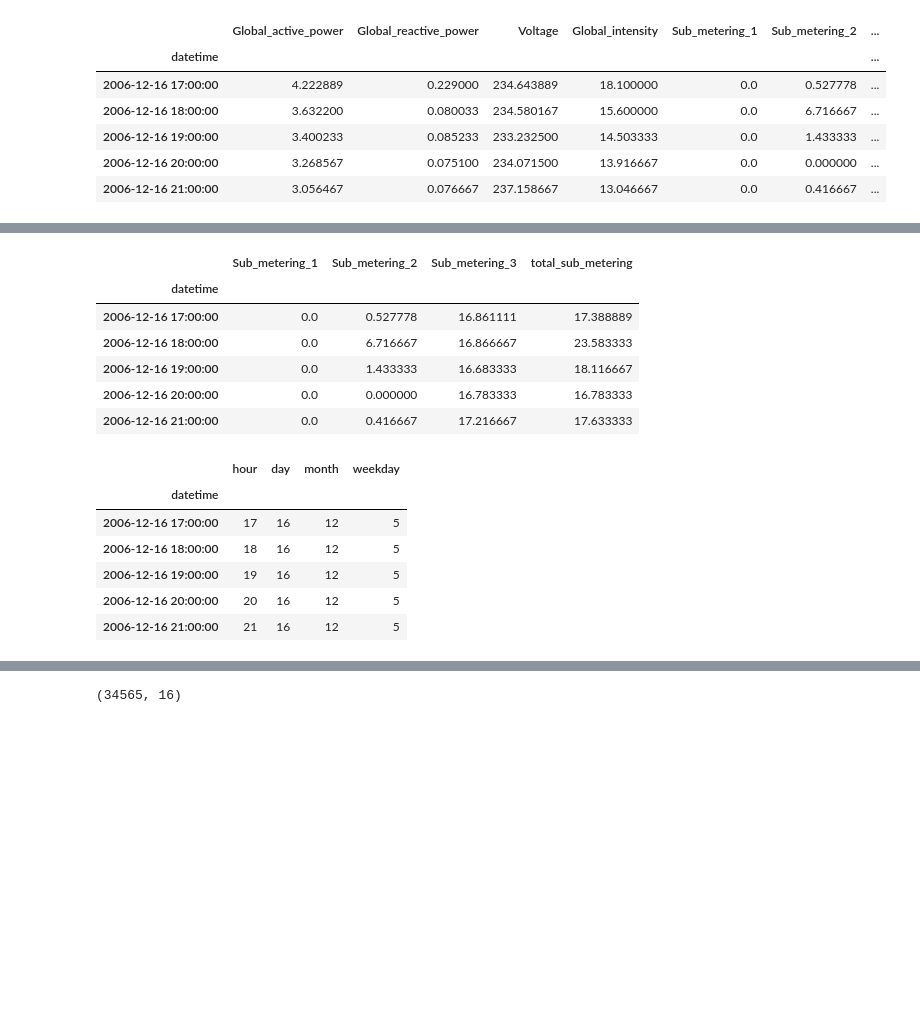
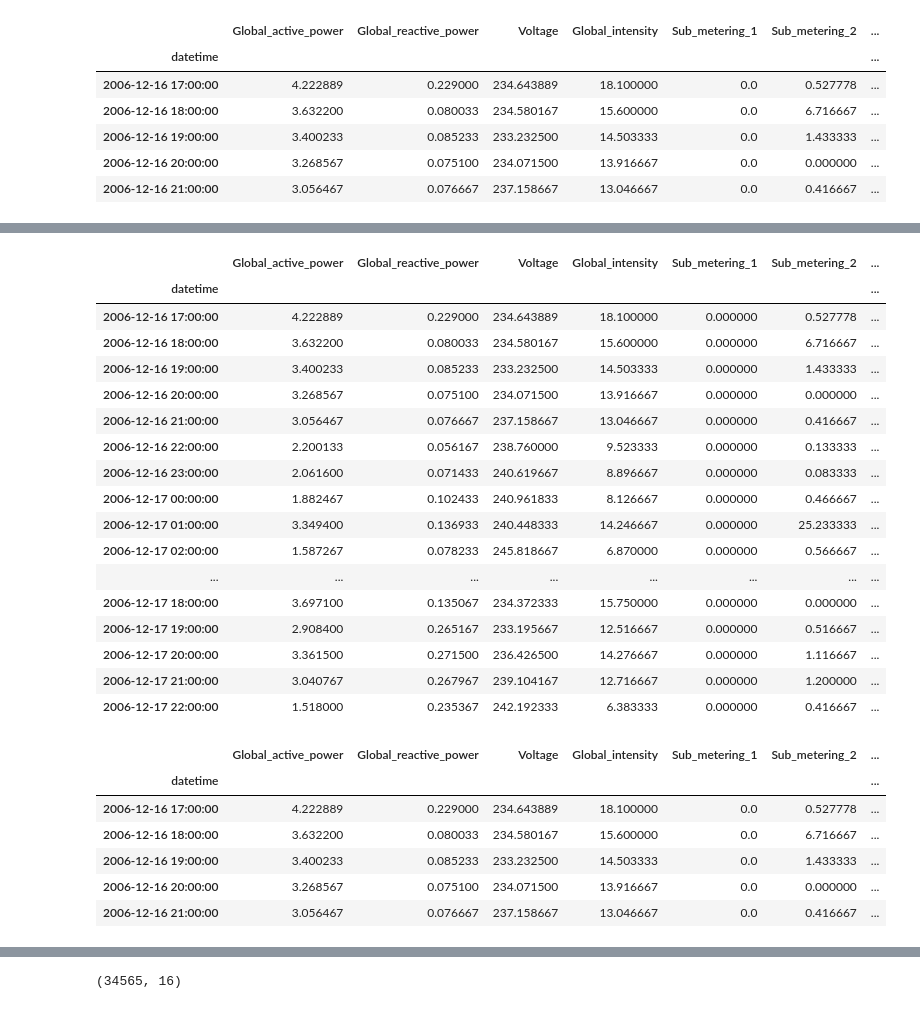
Before and after one commit to springboardmentor1361k/Smart-Energy-Consumption-Analysis-and-Prediction-using-Machine-Learning-with-Device-Level-Insights-, a Jupyter notebook: notebooks/milestone2.ipynb, the cells around one changed output, grey strips where cells are left out. Saved outputs shown, nothing was run; the diff lists cells and outputs as text; code cells hidden in the pictures; blank space fills up the shorter version.

```diff
--- a/notebooks/milestone2.ipynb
+++ b/notebooks/milestone2.ipynb
@@ -56,3 +97,32 @@ hourly_df.head()
+# %%
+hourly_df["rolling_mean_24"] = (
+    hourly_df["Global_active_power"].rolling(window=24).mean()
+)
+
+hourly_df["rolling_std_24"] = (
+    hourly_df["Global_active_power"].rolling(window=24).std()
+)
+
+hourly_df.head(30)
+# %% [output]
+|  | Global_active_power | Global_reactive_power | Voltage | Global_intensity | Sub_metering_1 | Sub_metering_2 | ... |
+| datetime |  |  |  |  |  |  | ... |
+| 2006-12-16 17:00:00 | 4.222889 | 0.229000 | 234.643889 | 18.100000 | 0.000000 | 0.527778 | ... |
+| 2006-12-16 18:00:00 | 3.632200 | 0.080033 | 234.580167 | 15.600000 | 0.000000 | 6.716667 | ... |
+| 2006-12-16 19:00:00 | 3.400233 | 0.085233 | 233.232500 | 14.503333 | 0.000000 | 1.433333 | ... |
+| 2006-12-16 20:00:00 | 3.268567 | 0.075100 | 234.071500 | 13.916667 | 0.000000 | 0.000000 | ... |
+| 2006-12-16 21:00:00 | 3.056467 | 0.076667 | 237.158667 | 13.046667 | 0.000000 | 0.416667 | ... |
+| 2006-12-16 22:00:00 | 2.200133 | 0.056167 | 238.760000 | 9.523333 | 0.000000 | 0.133333 | ... |
+| 2006-12-16 23:00:00 | 2.061600 | 0.071433 | 240.619667 | 8.896667 | 0.000000 | 0.083333 | ... |
+| 2006-12-17 00:00:00 | 1.882467 | 0.102433 | 240.961833 | 8.126667 | 0.000000 | 0.466667 | ... |
+| 2006-12-17 01:00:00 | 3.349400 | 0.136933 | 240.448333 | 14.246667 | 0.000000 | 25.233333 | ... |
+| 2006-12-17 02:00:00 | 1.587267 | 0.078233 | 245.818667 | 6.870000 | 0.000000 | 0.566667 | ... |
+| ... | ... | ... | ... | ... | ... | ... | ... |
+| 2006-12-17 18:00:00 | 3.697100 | 0.135067 | 234.372333 | 15.750000 | 0.000000 | 0.000000 | ... |
+| 2006-12-17 19:00:00 | 2.908400 | 0.265167 | 233.195667 | 12.516667 | 0.000000 | 0.516667 | ... |
+| 2006-12-17 20:00:00 | 3.361500 | 0.271500 | 236.426500 | 14.276667 | 0.000000 | 1.116667 | ... |
+| 2006-12-17 21:00:00 | 3.040767 | 0.267967 | 239.104167 | 12.716667 | 0.000000 | 1.200000 | ... |
+| 2006-12-17 22:00:00 | 1.518000 | 0.235367 | 242.192333 | 6.383333 | 0.000000 | 0.416667 | ... |
 # %%
 hourly_df["total_sub_metering"] = (
     hourly_df["Sub_metering_1"] +
@@ -60,27 +130,12 @@ hourly_df["total_sub_metering"] = (
     hourly_df["Sub_metering_3"]
 )
 
-hourly_df[["Sub_metering_1", "Sub_metering_2", "Sub_metering_3", "total_sub_metering"]].head()
+hourly_df.head()
 # %% [output]
-|  | Sub_metering_1 | Sub_metering_2 | Sub_metering_3 | total_sub_metering |
-| datetime |  |  |  |  |
-| 2006-12-16 17:00:00 | 0.0 | 0.527778 | 16.861111 | 17.388889 |
-| 2006-12-16 18:00:00 | 0.0 | 6.716667 | 16.866667 | 23.583333 |
-| 2006-12-16 19:00:00 | 0.0 | 1.433333 | 16.683333 | 18.116667 |
-| 2006-12-16 20:00:00 | 0.0 | 0.000000 | 16.783333 | 16.783333 |
-| 2006-12-16 21:00:00 | 0.0 | 0.416667 | 17.216667 | 17.633333 |
+|  | Global_active_power | Global_reactive_power | Voltage | Global_intensity | Sub_metering_1 | Sub_metering_2 | ... |
+| datetime |  |  |  |  |  |  | ... |
+| 2006-12-16 17:00:00 | 4.222889 | 0.229000 | 234.643889 | 18.100000 | 0.0 | 0.527778 | ... |
+| 2006-12-16 18:00:00 | 3.632200 | 0.080033 | 234.580167 | 15.600000 | 0.0 | 6.716667 | ... |
+| 2006-12-16 19:00:00 | 3.400233 | 0.085233 | 233.232500 | 14.503333 | 0.0 | 1.433333 | ... |
+| 2006-12-16 20:00:00 | 3.268567 | 0.075100 | 234.071500 | 13.916667 | 0.0 | 0.000000 | ... |
+| 2006-12-16 21:00:00 | 3.056467 | 0.076667 | 237.158667 | 13.046667 | 0.0 | 0.416667 | ... |
-# %%
-hourly_df["hour"] = hourly_df.index.hour
-hourly_df["day"] = hourly_df.index.day
-hourly_df["month"] = hourly_df.index.month
-hourly_df["weekday"] = hourly_df.index.weekday
-
-hourly_df[["hour", "day", "month", "weekday"]].head()
-# %% [output]
-|  | hour | day | month | weekday |
-| datetime |  |  |  |  |
-| 2006-12-16 17:00:00 | 17 | 16 | 12 | 5 |
-| 2006-12-16 18:00:00 | 18 | 16 | 12 | 5 |
-| 2006-12-16 19:00:00 | 19 | 16 | 12 | 5 |
-| 2006-12-16 20:00:00 | 20 | 16 | 12 | 5 |
-| 2006-12-16 21:00:00 | 21 | 16 | 12 | 5 |
```
Also changed, not shown: parts of 15 cells of this notebook.
